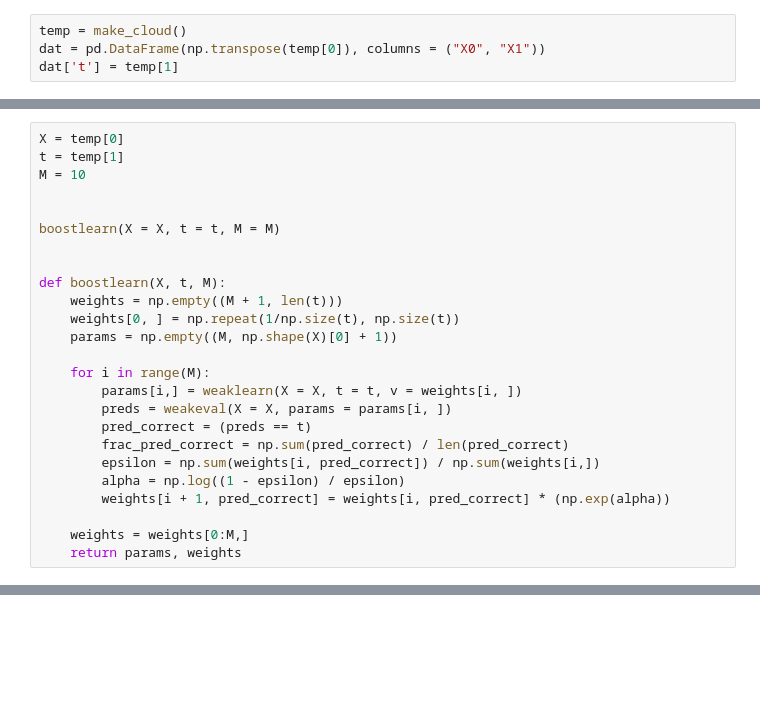
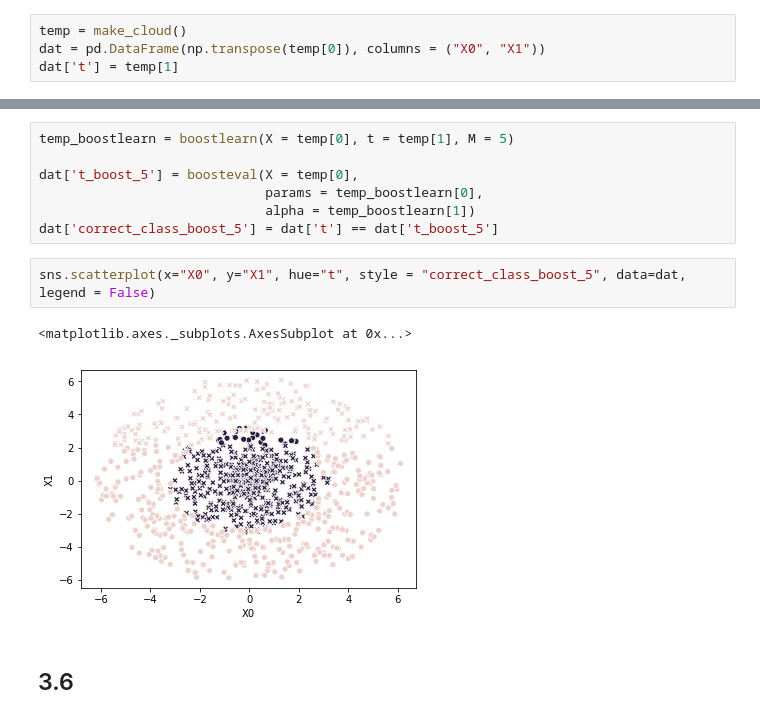
Before and after one commit to WyattGMadden/mathematics_of_machine_learning_group_19, a Jupyter notebook: labs/lab_5/Lab 5 - Wyatt Madden & Dan Crowley.ipynb, the cells around one changed output, grey strips where cells are left out. Cells and saved outputs as stored; diff of their text form; blank space fills up the shorter version.

```diff
--- a/labs/lab_5/Lab 5 - Wyatt Madden & Dan Crowley.ipynb
+++ b/labs/lab_5/Lab 5 - Wyatt Madden & Dan Crowley.ipynb
@@ -24,25 +90,0 @@ sns.scatterplot(x="X0", y="X1", hue="t",data=dat, legend = False)
-# %%
-X = temp[0]
-t = temp[1]
-M = 10
-
-
-boostlearn(X = X, t = t, M = M)
-
-
-def boostlearn(X, t, M):
-    weights = np.empty((M + 1, len(t)))
-    weights[0, ] = np.repeat(1/np.size(t), np.size(t))
-    params = np.empty((M, np.shape(X)[0] + 1))
-
-    for i in range(M):
-        params[i,] = weaklearn(X = X, t = t, v = weights[i, ])
-        preds = weakeval(X = X, params = params[i, ])
-        pred_correct = (preds == t)
-        frac_pred_correct = np.sum(pred_correct) / len(pred_correct)
-        epsilon = np.sum(weights[i, pred_correct]) / np.sum(weights[i,])
-        alpha = np.log((1 - epsilon) / epsilon)
-        weights[i + 1, pred_correct] = weights[i, pred_correct] * (np.exp(alpha))
-
-    weights = weights[0:M,]
-    return params, weights
@@ -121,0 +106,14 @@ NameError: name 'v' is not defined
+# %%
+temp_boostlearn = boostlearn(X = temp[0], t = temp[1], M = 5)
+
+dat['t_boost_5'] = boosteval(X = temp[0],
+                             params = temp_boostlearn[0],
+                             alpha = temp_boostlearn[1])
+dat['correct_class_boost_5'] = dat['t'] == dat['t_boost_5']
+# %%
+sns.scatterplot(x="X0", y="X1", hue="t", style = "correct_class_boost_5", data=dat, legend = False)
+# %% [output]
+<matplotlib.axes._subplots.AxesSubplot at 0x...>
+[figure, added]
+# %% [markdown]
+## 3.6
```
Also changed, not shown: parts of 14 cells of this notebook, 5 other files.
